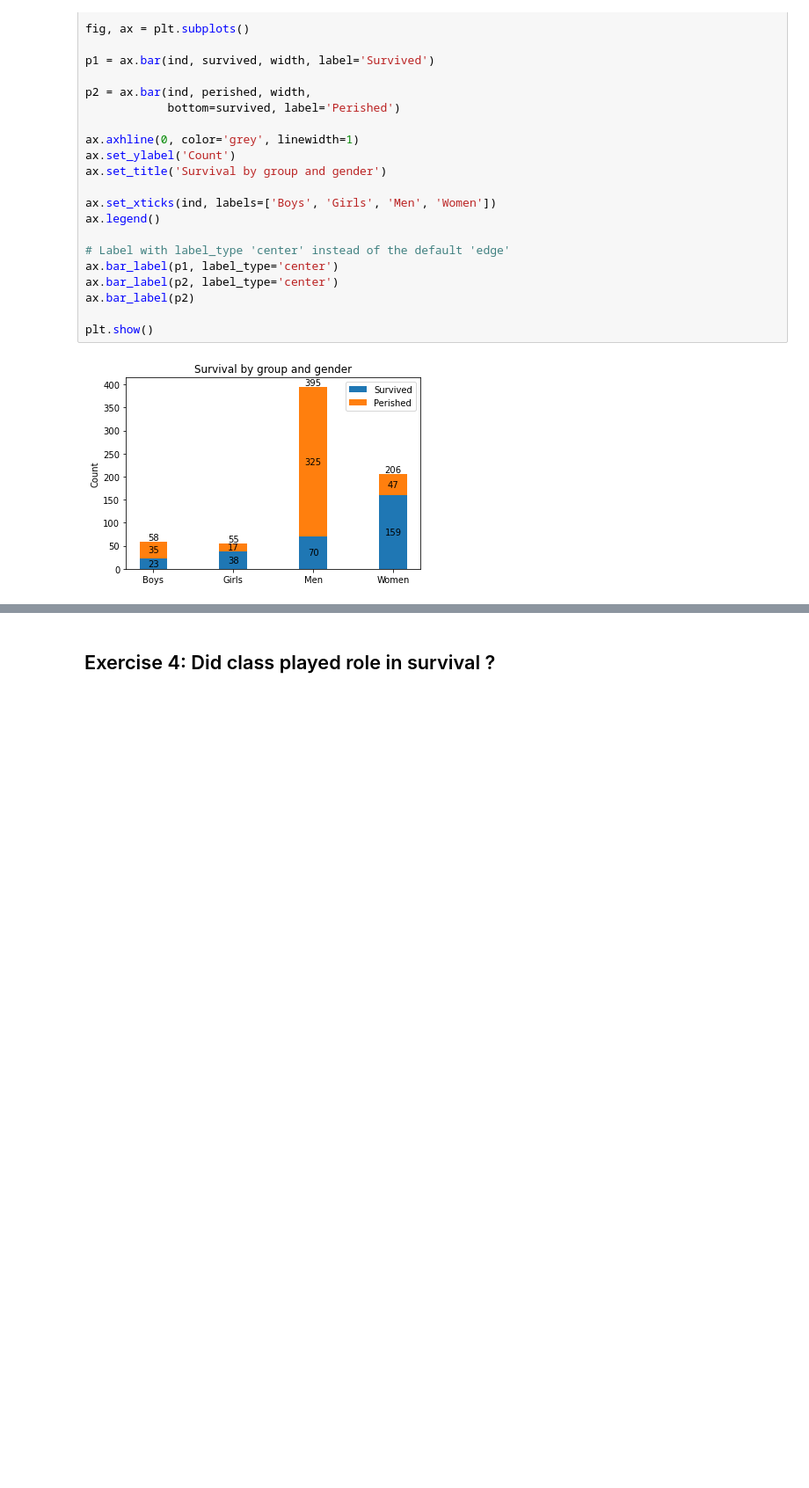
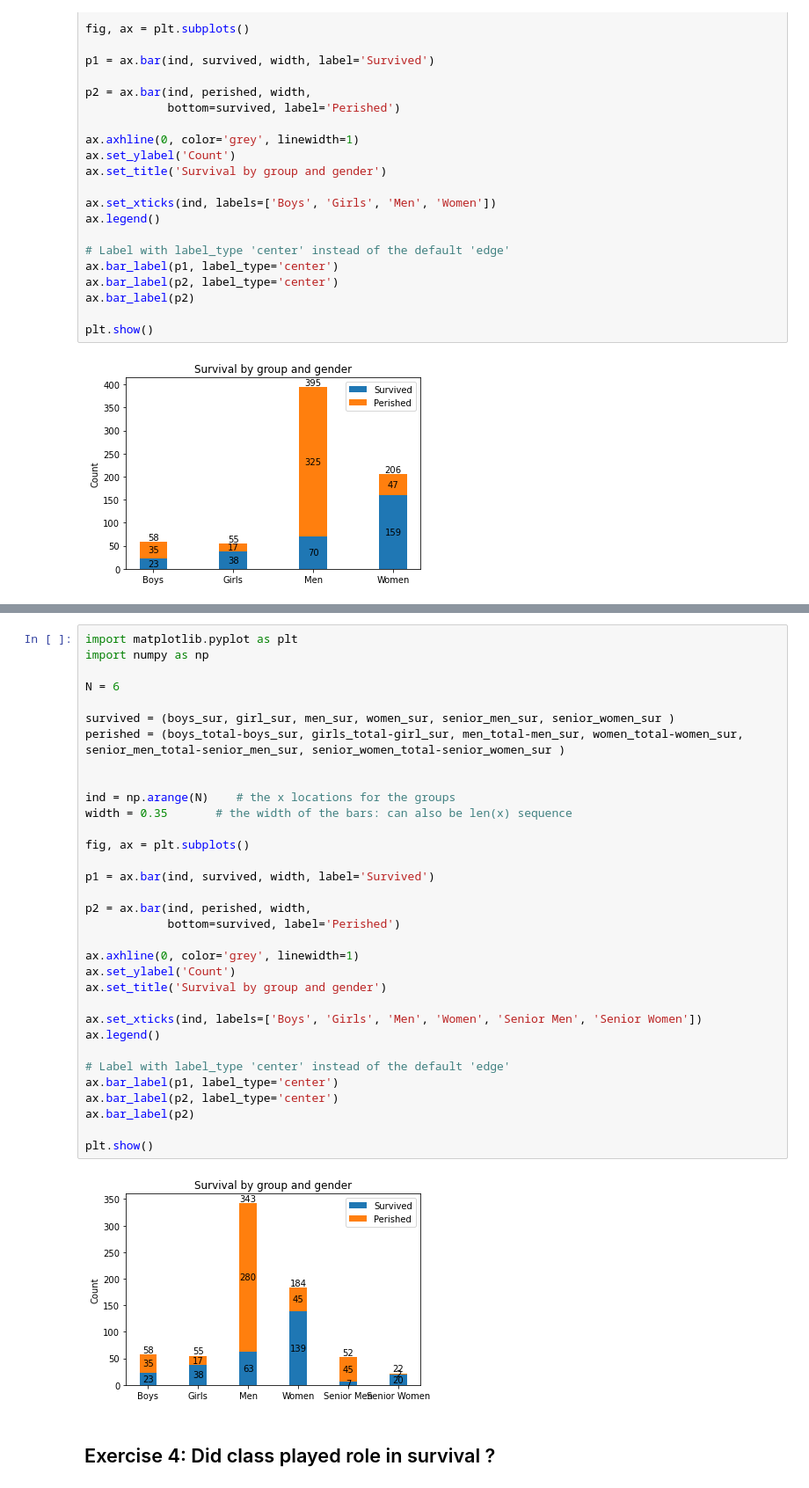
Before and after one commit to arutsh/Python-Programming-for-Data-Science-Part-1, a Jupyter notebook: exercises-solutions/06_The_Titanic_Dataset.ipynb, the cells around one changed output, grey strips where cells are left out. Shown at 88% size. Cells and saved outputs as stored; diff of their text form; blank space fills up the shorter version.

Commit message:
senior men and women

```diff
--- a/exercises-solutions/06_The_Titanic_Dataset.ipynb
+++ b/exercises-solutions/06_The_Titanic_Dataset.ipynb
@@ -337,3 +426,38 @@ plt.show()
+# %%
+import matplotlib.pyplot as plt
+import numpy as np
+
+N = 6
+
+survived = (boys_sur, girl_sur, men_sur, women_sur, senior_men_sur, senior_women_sur )
+perished = (boys_total-boys_sur, girls_total-girl_sur, men_total-men_sur, women_total-women_sur, senior_men_total-senior_men_sur, senior_women_total-senior_women_sur )
+
+
+ind = np.arange(N)    # the x locations for the groups
+width = 0.35       # the width of the bars: can also be len(x) sequence
+
+fig, ax = plt.subplots()
+
+p1 = ax.bar(ind, survived, width, label='Survived')
+
+p2 = ax.bar(ind, perished, width,
+            bottom=survived, label='Perished')
+
+ax.axhline(0, color='grey', linewidth=1)
+ax.set_ylabel('Count')
+ax.set_title('Survival by group and gender')
+
+ax.set_xticks(ind, labels=['Boys', 'Girls', 'Men', 'Women', 'Senior Men', 'Senior Women'])
+ax.legend()
+
+# Label with label_type 'center' instead of the default 'edge'
+ax.bar_label(p1, label_type='center')
+ax.bar_label(p2, label_type='center')
+ax.bar_label(p2)
+
+plt.show()
+# %% [output]
+[figure, added]
 # %% [markdown]
 ## Exercise 4: Did class played role in survival ?
 # %%
```
Also changed, not shown: parts of 3 cells of this notebook, 1 other file.
